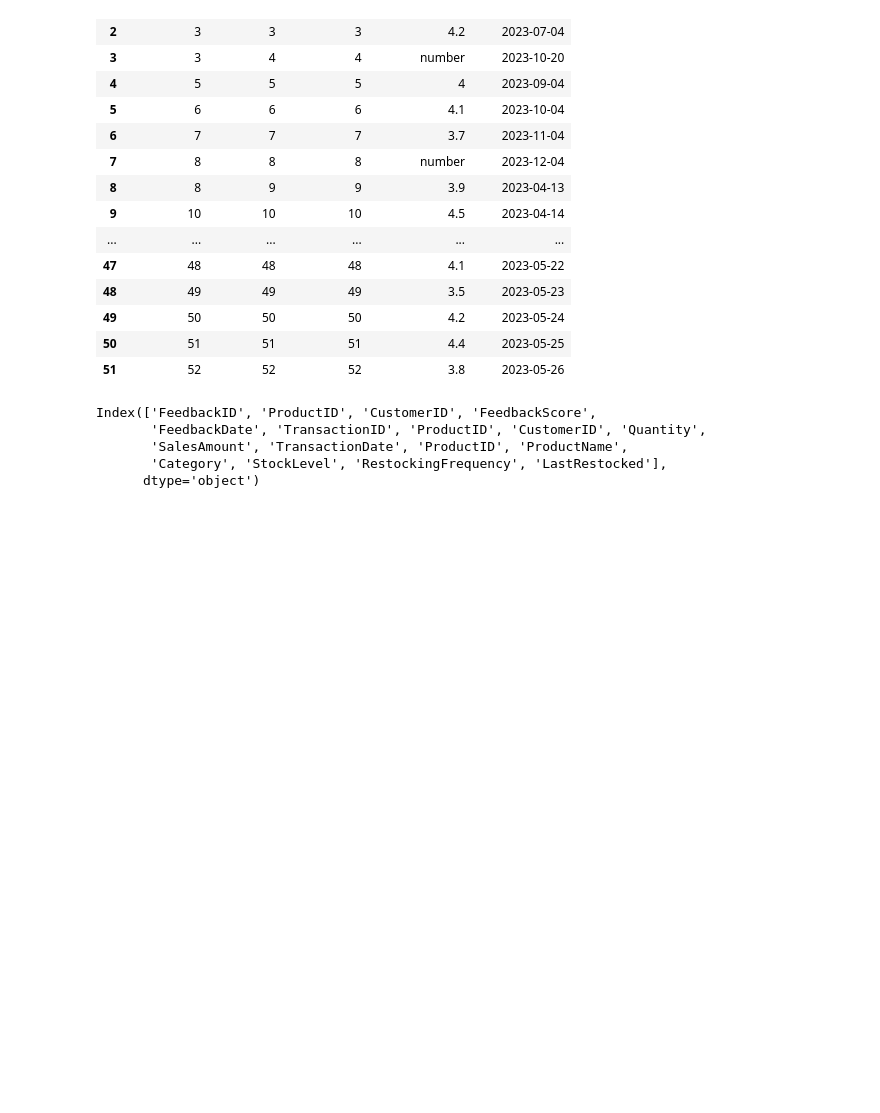
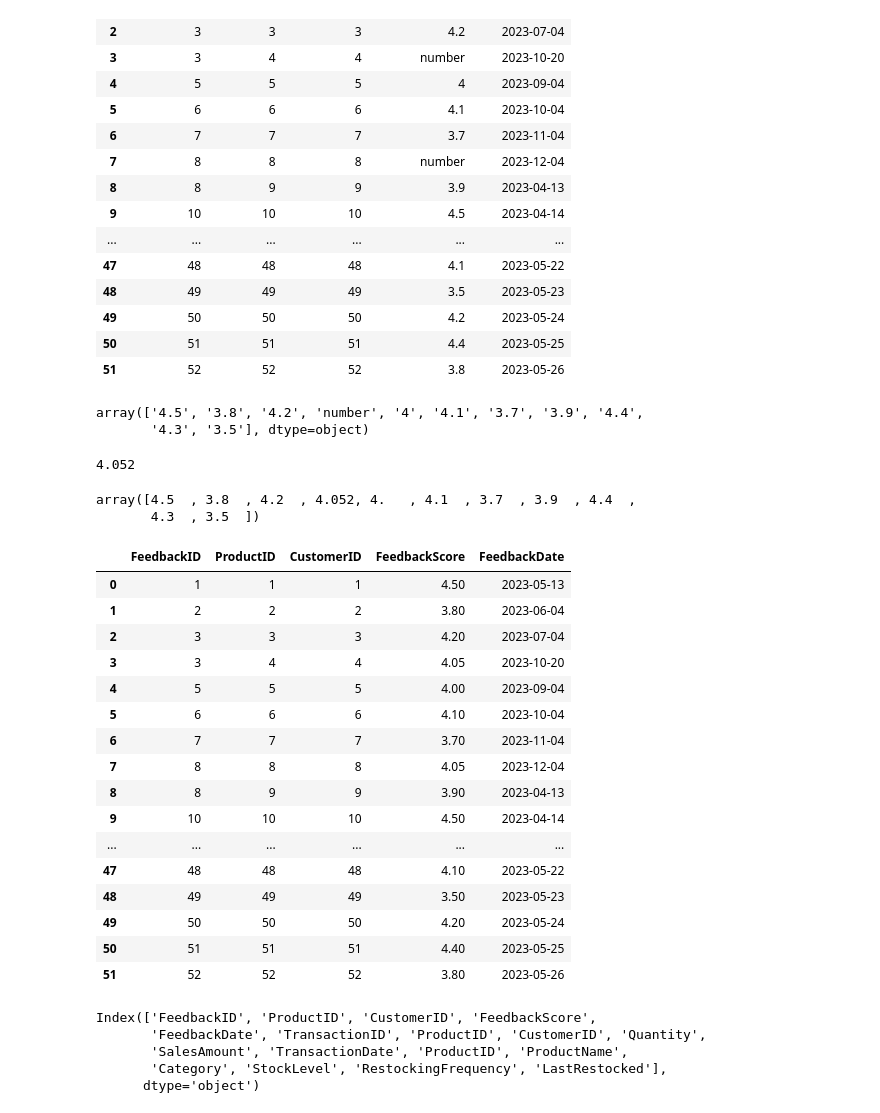
Before and after one commit to GarganoNicolas/powerBI, a Jupyter notebook: powerBIcourse_cleaningData.ipynb, the cells around one changed output. Saved outputs shown, nothing was run; the diff lists cells and outputs as text; code cells hidden in the pictures; blank space fills up the shorter version.

```diff
--- a/powerBIcourse_cleaningData.ipynb
+++ b/powerBIcourse_cleaningData.ipynb
@@ -520,6 +520,46 @@ feedback_df
 | 49 | 50 | 50 | 50 | 4.2 | 2023-05-24 |
 | 50 | 51 | 51 | 51 | 4.4 | 2023-05-25 |
 | 51 | 52 | 52 | 52 | 3.8 | 2023-05-26 |
+# %%
+feedback_df['FeedbackScore'].unique()
+# %% [output]
+array(['4.5', '3.8', '4.2', 'number', '4', '4.1', '3.7', '3.9', '4.4',
+       '4.3', '3.5'], dtype=object)
+# %%
+feedback_df['FeedbackScore'] = pd.to_numeric(feedback_df['FeedbackScore'], errors='coerce')
+mean = feedback_df['FeedbackScore'].mean()
+# %%
+mean
+# %% [output]
+4.052
+# %%
+feedback_df['FeedbackScore'] = feedback_df['FeedbackScore'].fillna(mean)
+feedback_df['FeedbackScore'].unique()
+# %% [output]
+array([4.5  , 3.8  , 4.2  , 4.052, 4.   , 4.1  , 3.7  , 3.9  , 4.4  ,
+       4.3  , 3.5  ])
+# %%
+feedback_df['FeedbackScore'] = feedback_df['FeedbackScore'].astype(float)
+feedback_df['FeedbackScore'] = feedback_df['FeedbackScore'].round(2)
+feedback_df
+# %% [output]
+|  | FeedbackID | ProductID | CustomerID | FeedbackScore | FeedbackDate |
+| 0 | 1 | 1 | 1 | 4.50 | 2023-05-13 |
+| 1 | 2 | 2 | 2 | 3.80 | 2023-06-04 |
+| 2 | 3 | 3 | 3 | 4.20 | 2023-07-04 |
+| 3 | 3 | 4 | 4 | 4.05 | 2023-10-20 |
+| 4 | 5 | 5 | 5 | 4.00 | 2023-09-04 |
+| 5 | 6 | 6 | 6 | 4.10 | 2023-10-04 |
+| 6 | 7 | 7 | 7 | 3.70 | 2023-11-04 |
+| 7 | 8 | 8 | 8 | 4.05 | 2023-12-04 |
+| 8 | 8 | 9 | 9 | 3.90 | 2023-04-13 |
+| 9 | 10 | 10 | 10 | 4.50 | 2023-04-14 |
+| ... | ... | ... | ... | ... | ... |
+| 47 | 48 | 48 | 48 | 4.10 | 2023-05-22 |
+| 48 | 49 | 49 | 49 | 3.50 | 2023-05-23 |
+| 49 | 50 | 50 | 50 | 4.20 | 2023-05-24 |
+| 50 | 51 | 51 | 51 | 4.40 | 2023-05-25 |
+| 51 | 52 | 52 | 52 | 3.80 | 2023-05-26 |
 # %%
 feedback_df.to_csv('Adventure_Works_1-11-2023_feedback_df_clean.csv', index=False)
 sales_df.to_csv('Adventure_Works_1-11-2023_sales_df_clean.csv', index=False)
```
